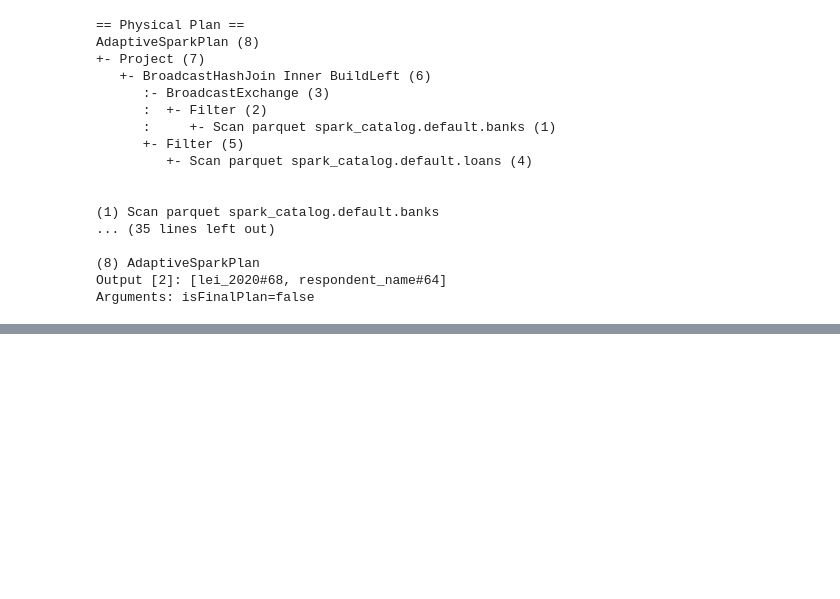
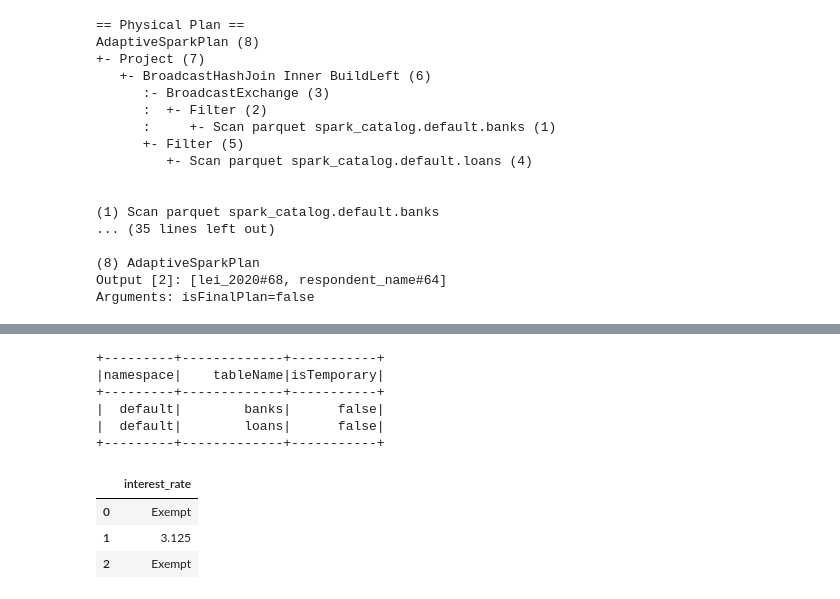
Before and after one commit to youngwoo98/cs544-big-data-systems, a Jupyter notebook: nb/p5.ipynb, the cells around one changed output, grey strips where cells are left out. Cells and saved outputs as stored; diff of their text form; code cells hidden in the pictures; blank space fills up the shorter version.

```diff
--- a/nb/p5.ipynb
+++ b/nb/p5.ipynb
@@ -146,0 +162,19 @@ Arguments: isFinalPlan=false
+# %%
+spark.sql("SHOW TABLES").show()
+# %% [output]
++---------+-------------+-----------+
+|namespace|    tableName|isTemporary|
++---------+-------------+-----------+
+|  default|        banks|      false|
+|  default|        loans|      false|
++---------+-------------+-----------+
+# %%
+spark.sql("""
+            SELECT interest_rate FROM loans
+            LIMIT 3
+            """).toPandas().head()
+# %% [output]
+|  | interest_rate |
+| 0 | Exempt |
+| 1 | 3.125 |
+| 2 | Exempt |
```
Also changed, not shown: parts of 18 cells of this notebook.
